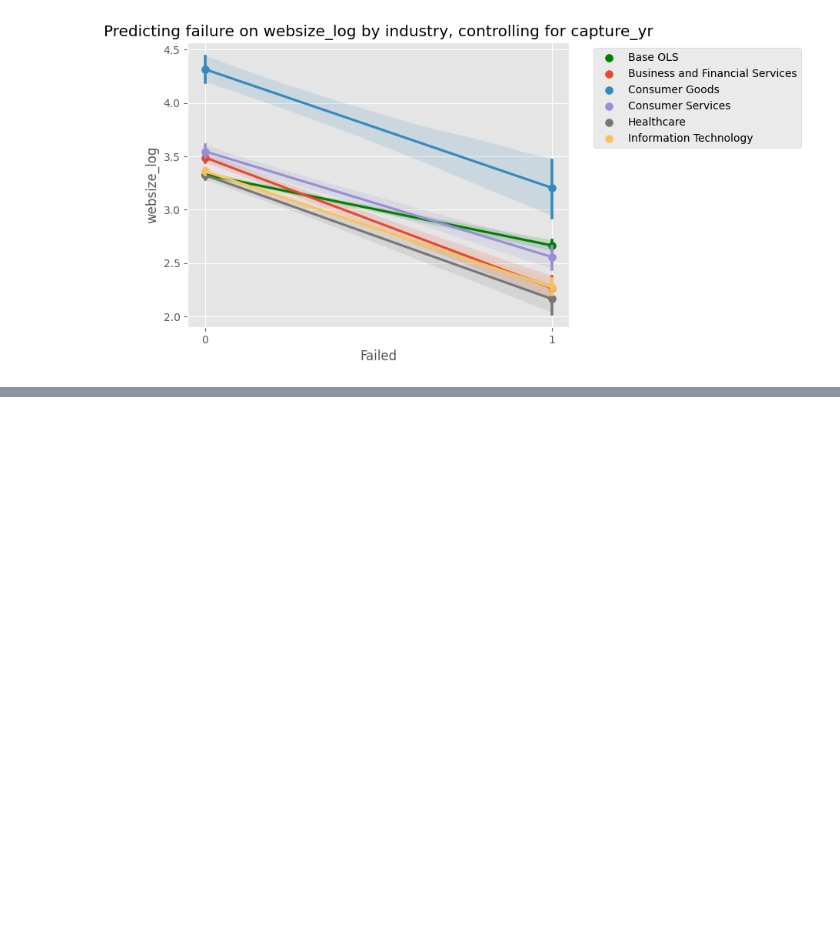
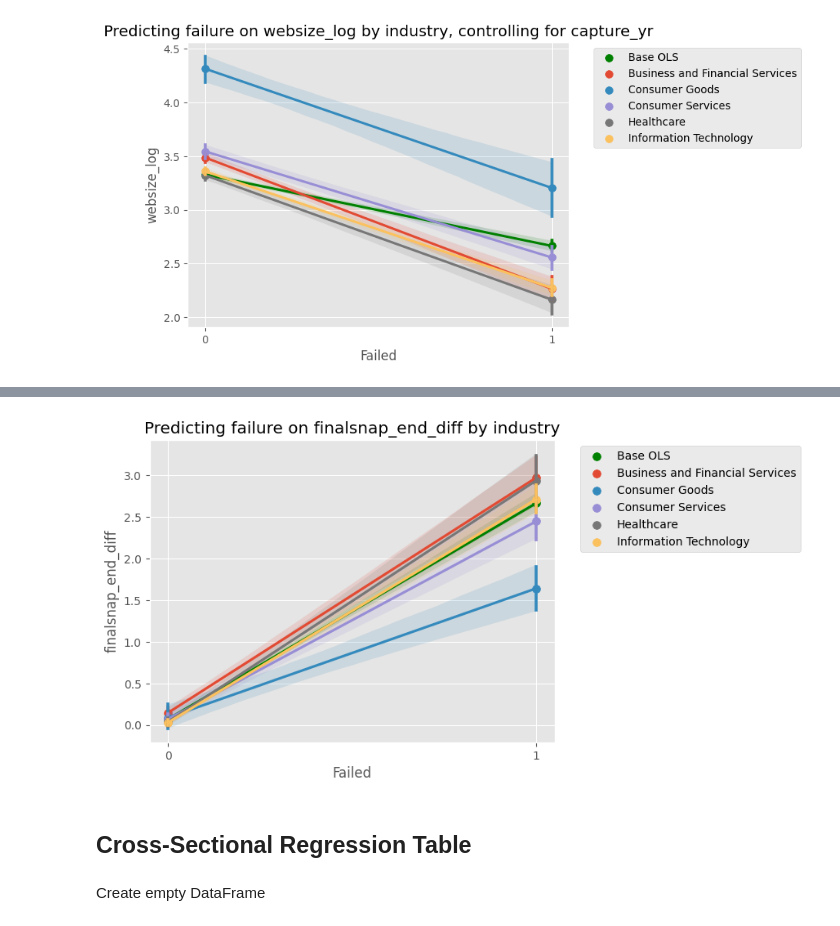
Before and after one commit to charlesmiele/predicting-identifying-startup-failure, a Jupyter notebook: analysis/Regressions_v2.ipynb, the cells around one changed output, grey strips where cells are left out. Drawn from its saved outputs; the diff is of its cells as text; code cells hidden in the pictures; blank space fills up the shorter version.

```diff
--- a/analysis/Regressions_v2.ipynb
+++ b/analysis/Regressions_v2.ipynb
@@ -221,0 +489,8 @@ plot_freg('websize_log', data, control='capture_yr', industry=True, save='websiz
+# %%
+plot_freg('finalsnap_end_diff', data, industry=True, save='endDiff.png')
+# %% [output]
+[figure, added]
+# %% [markdown]
+## Cross-Sectional Regression Table
+# %% [markdown]
+Create empty DataFrame
```
Also changed, not shown: parts of 82 cells of this notebook, 14 other files.
